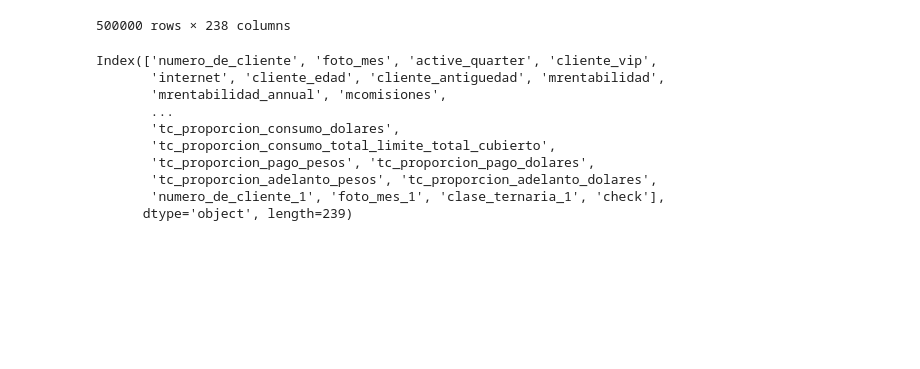
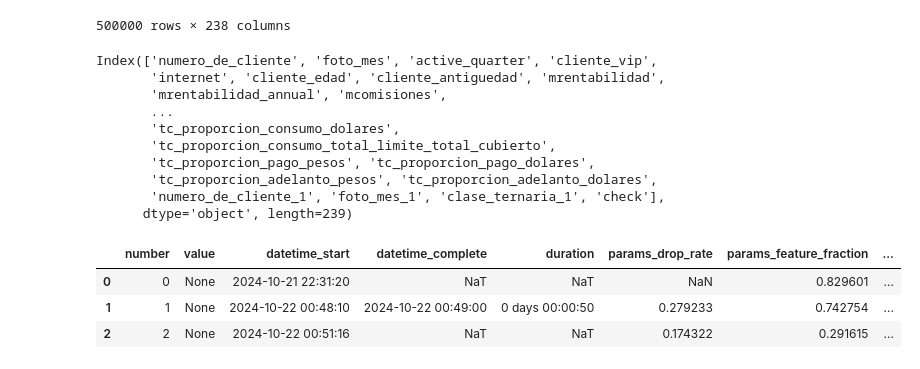
Before and after one commit to jgjuara/pipe-dmeyf24, a Jupyter notebook: borrador.ipynb, the cells around one changed output. Saved outputs shown, nothing was run; the diff lists cells and outputs as text; code cells hidden in the pictures; blank space fills up the shorter version.

Commit message:
set params para study con sampling 100%

```diff
--- a/borrador.ipynb
+++ b/borrador.ipynb
@@ -193,3 +209,14 @@ Index(['numero_de_cliente', 'foto_mes', 'active_quarter', 'cliente_vip',
        'tc_proporcion_adelanto_pesos', 'tc_proporcion_adelanto_dolares',
        'numero_de_cliente_1', 'foto_mes_1', 'clase_ternaria_1', 'check'],
       dtype='object', length=239)
+# %%
+storage_name = "mysql+mysqldb://{u}:{p}@{ip}:3306/optuna_rf_db".format(p=urllib.parse.quote_plus(os.getenv("password")), u = os.getenv("usersrv"), ip = os.getenv("ip"))
+# %%
+st = optuna.load_study(study_name='experimento_sampling_100perc', storage=storage_name)
+# %%
+st.trials_dataframe()
+# %% [output]
+|  | number | value | datetime_start | datetime_complete | duration | params_drop_rate | params_feature_fraction | ... |
+| 0 | 0 | None | 2024-10-21 22:31:20 | NaT | NaT | NaN | 0.829601 | ... |
+| 1 | 1 | None | 2024-10-22 00:48:10 | 2024-10-22 00:49:00 | 0 days 00:00:50 | 0.279233 | 0.742754 | ... |
+| 2 | 2 | None | 2024-10-22 00:51:16 | NaT | NaT | 0.174322 | 0.291615 | ... |
```
Also changed, not shown: parts of 1 cell of this notebook, 1 other file.
